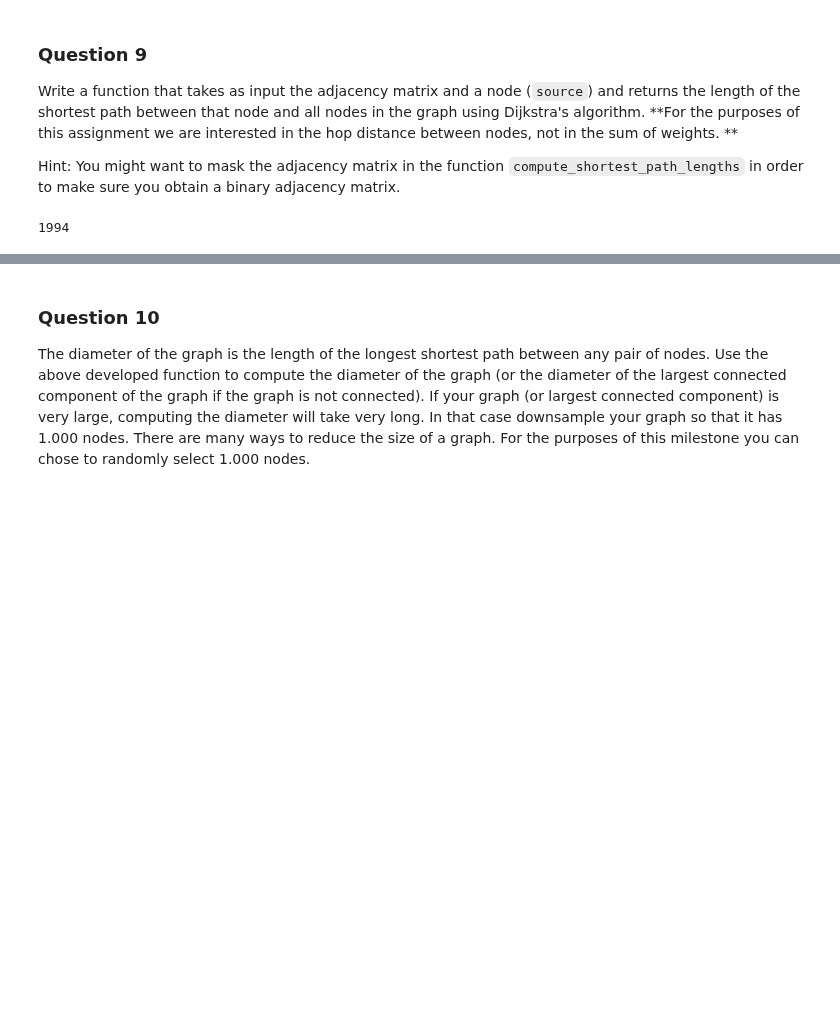
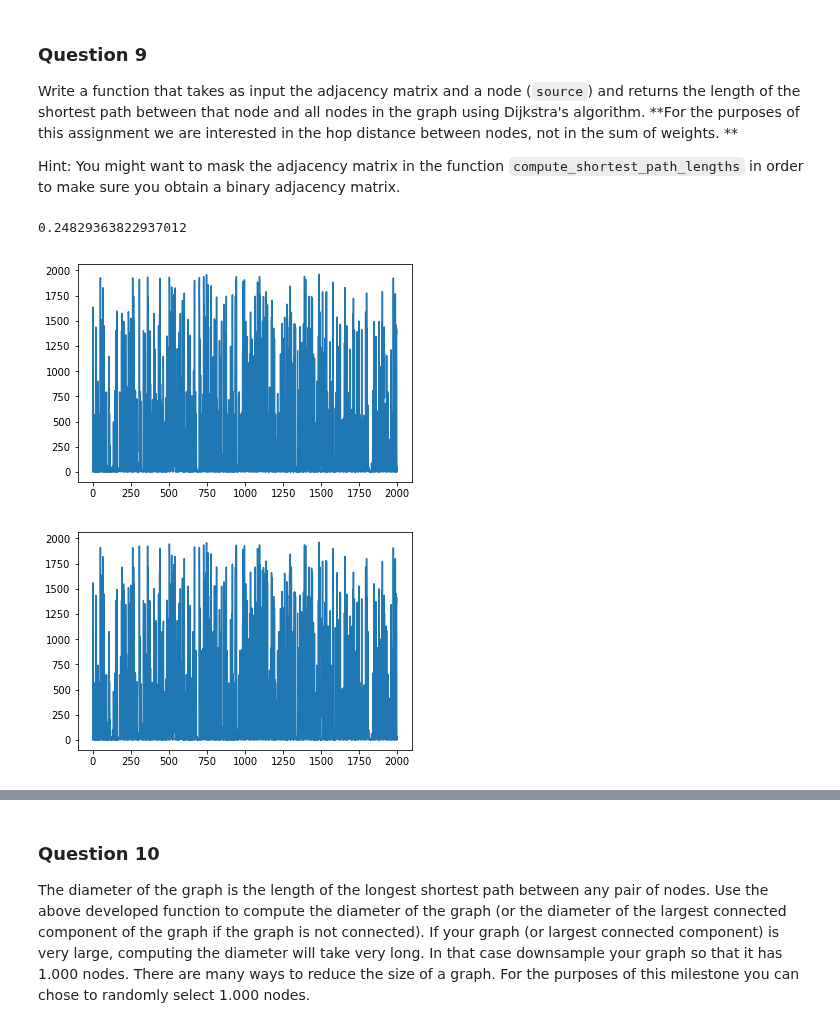
Before and after one commit to TTimTT/NTDS_Project, a Jupyter notebook: milestones_1/Joachim_1_network_properties.ipynb, the cells around one changed output, grey strips where cells are left out. Cells and saved outputs as stored; diff of their text form; code cells hidden in the pictures; blank space fills up the shorter version.

```diff
--- a/milestones_1/Joachim_1_network_properties.ipynb
+++ b/milestones_1/Joachim_1_network_properties.ipynb
@@ -352,7 +354,3 @@ largest component compt 1994 nodes
 Write a function that takes as input the adjacency matrix and a node (`source`) and returns the length of the shortest path between that node and all nodes in the graph using Dijkstra's algorithm. **For the purposes of this assignment we are interested in the hop distance between nodes, not in the sum of weights. **
 
 Hint: You might want to mask the adjacency matrix in the function ``compute_shortest_path_lengths`` in order to make sure you obtain a binary adjacency matrix.
-# %%
-np.count_nonzero(np.count_nonzero(adjacency,axis=1))
-# %% [output]
-1994
@@ -373,6 +418,38 @@ def compute_shortest_path_lengths(adjacency, source):
         The length of the shortest path from source to all nodes. Returned list should be of length n_nodes.
     """
 
-    # Your code here.
+
+    notDone=list(range(1,adjacency.shape[0])); # node still not visited (this list is the inverse alreadyDone
+                                               # but having both of them speed up the execution of the algorithm)
+
+    shortest_path_lengths = np.full(adjacency.shape[0],np.inf)
+    adjacency=np.ceil(adjacency)
+    todo=[source]
+    shortest_path_lengths[source]=0
+
+    while todo:
+        print(shortest_path_lengths)
+        node=todo.pop(0);
+        for i in notDone:
+            if adjacency[node][i]:
+                todo.append(i)
+                notDone.remove(i)
+                if shortest_path_lengths[node]+1<shortest_path_lengths[i]:
+                    shortest_path_lengths[i]=shortest_path_lengths[node]+1
+
+
+
 
     return shortest_path_lengths
+# %%
+plt.plot(anael_orig) #1.24 sec
+plt.figure()
+import time
+start = time.time()
+plt.plot( compute_shortest_path_lengths(adjacency,0))
+end = time.time()
+print(end-start)
+# %% [output]
+0.24829363822937012
+[figure, added]
+[figure, added]
```
Also changed, not shown: parts of 11 cells of this notebook.
